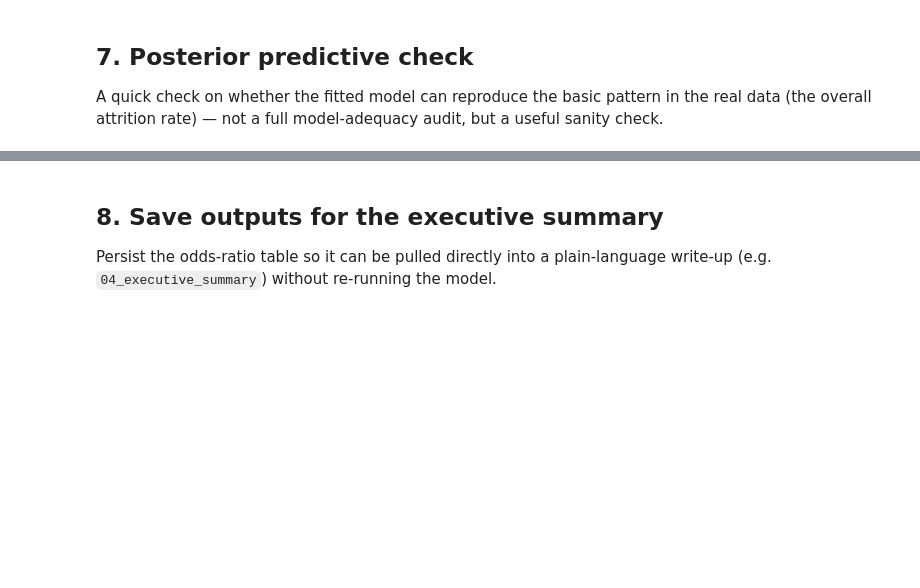
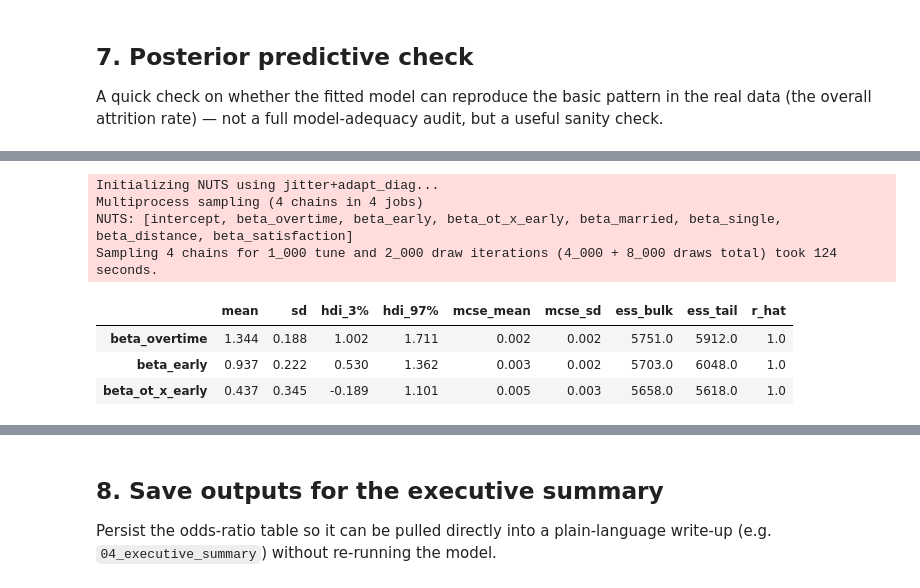
Before and after one commit to Amberss-Log/attrition-bayesian-analysis, a Jupyter notebook: notebooks/03_bayesian_model.ipynb, the cells around one changed output, grey strips where cells are left out. Saved outputs shown, nothing was run; the diff lists cells and outputs as text; code cells hidden in the pictures; blank space fills up the shorter version.

```diff
--- a/notebooks/03_bayesian_model.ipynb
+++ b/notebooks/03_bayesian_model.ipynb
@@ -481,0 +543,39 @@ Mean simulated attrition rate (PPC): 16.2%
+# %%
+model_df['Early'] = (model_df['TotalWorkingYears'] <= 5).astype(int)
+model_df['OT_x_Early'] = model_df['OverTime_Yes'] * model_df['Early']
+
+ot_v = model_df['OverTime_Yes'].values.astype(float)
+early_v = model_df['Early'].values.astype(float)
+married_v = model_df['Marital_Married'].values.astype(float)
+single_v = model_df['Marital_Single'].values.astype(float)
+dist_v = model_df['DistanceFromHome_z'].values
+sat_v = model_df['JobSatisfaction_z'].values
+
+with pm.Model() as interaction_model:
+    a = pm.Normal('intercept', 0, 2)
+    b_ot = pm.Normal('beta_overtime', 0, 2)
+    b_early = pm.Normal('beta_early', 0, 2)
+    b_int = pm.Normal('beta_ot_x_early', 0, 2)
+    b_mar = pm.Normal('beta_married', 0, 2)
+    b_sin = pm.Normal('beta_single', 0, 2)
+    b_dist = pm.Normal('beta_distance', 0, 2)
+    b_sat = pm.Normal('beta_satisfaction', 0, 2)
+
+    logit_p = (a + b_ot * ot_v + b_early * early_v + b_int * ot_v * early_v
+               + b_mar * married_v + b_sin * single_v + b_dist * dist_v + b_sat * sat_v)
+    pm.Bernoulli('y_obs', logit_p=logit_p, observed=y)
+
+    trace_int = pm.sample(draws=2000, tune=1000, chains=4, target_accept=0.9,
+                          random_seed=RANDOM_SEED, progressbar=False,
+                          idata_kwargs={'log_likelihood': True})
+
+az.summary(trace_int, var_names=['beta_overtime', 'beta_early', 'beta_ot_x_early'], hdi_prob=0.94)
+# %% [output]
+Initializing NUTS using jitter+adapt_diag...
+Multiprocess sampling (4 chains in 4 jobs)
+NUTS: [intercept, beta_overtime, beta_early, beta_ot_x_early, beta_married, beta_single, beta_distance, beta_satisfaction]
+Sampling 4 chains for 1_000 tune and 2_000 draw iterations (4_000 + 8_000 draws total) took 124 seconds.
+|  | mean | sd | hdi_3% | hdi_97% | mcse_mean | mcse_sd | ess_bulk | ess_tail | r_hat |
+| beta_overtime | 1.344 | 0.188 | 1.002 | 1.711 | 0.002 | 0.002 | 5751.0 | 5912.0 | 1.0 |
+| beta_early | 0.937 | 0.222 | 0.530 | 1.362 | 0.003 | 0.002 | 5703.0 | 6048.0 | 1.0 |
+| beta_ot_x_early | 0.437 | 0.345 | -0.189 | 1.101 | 0.005 | 0.003 | 5658.0 | 5618.0 | 1.0 |
```
Also changed, not shown: parts of 27 cells of this notebook, 11 other files.
